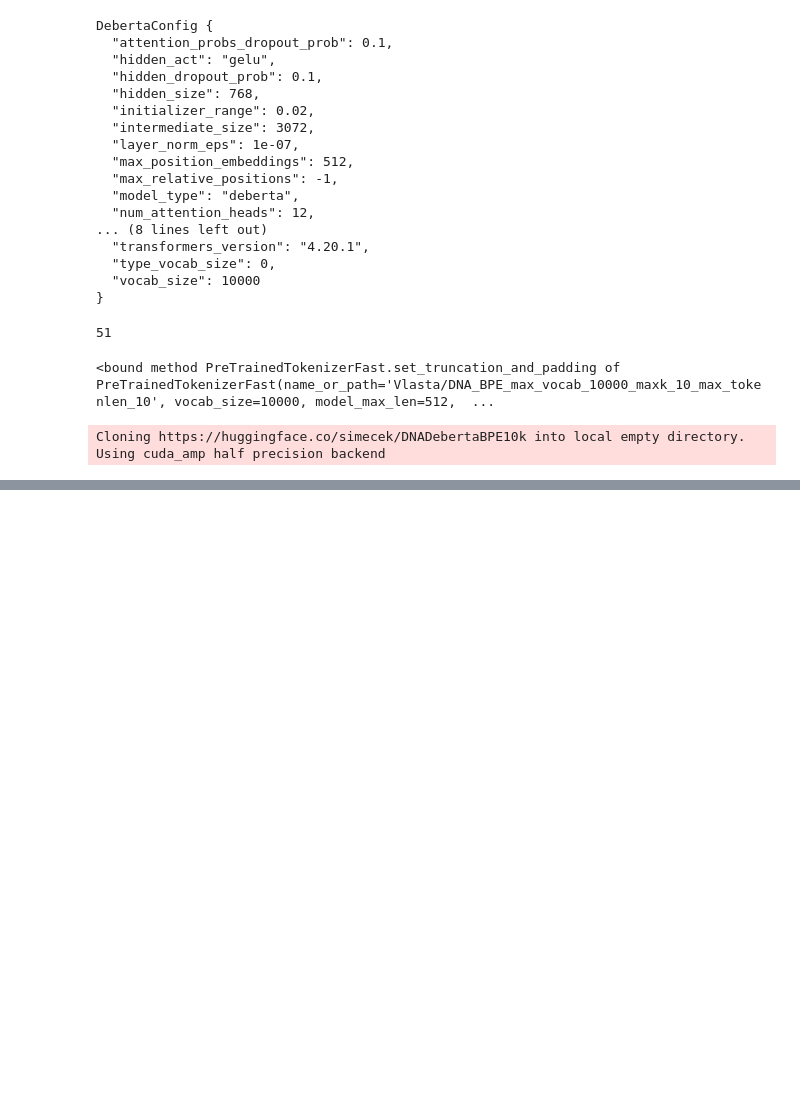
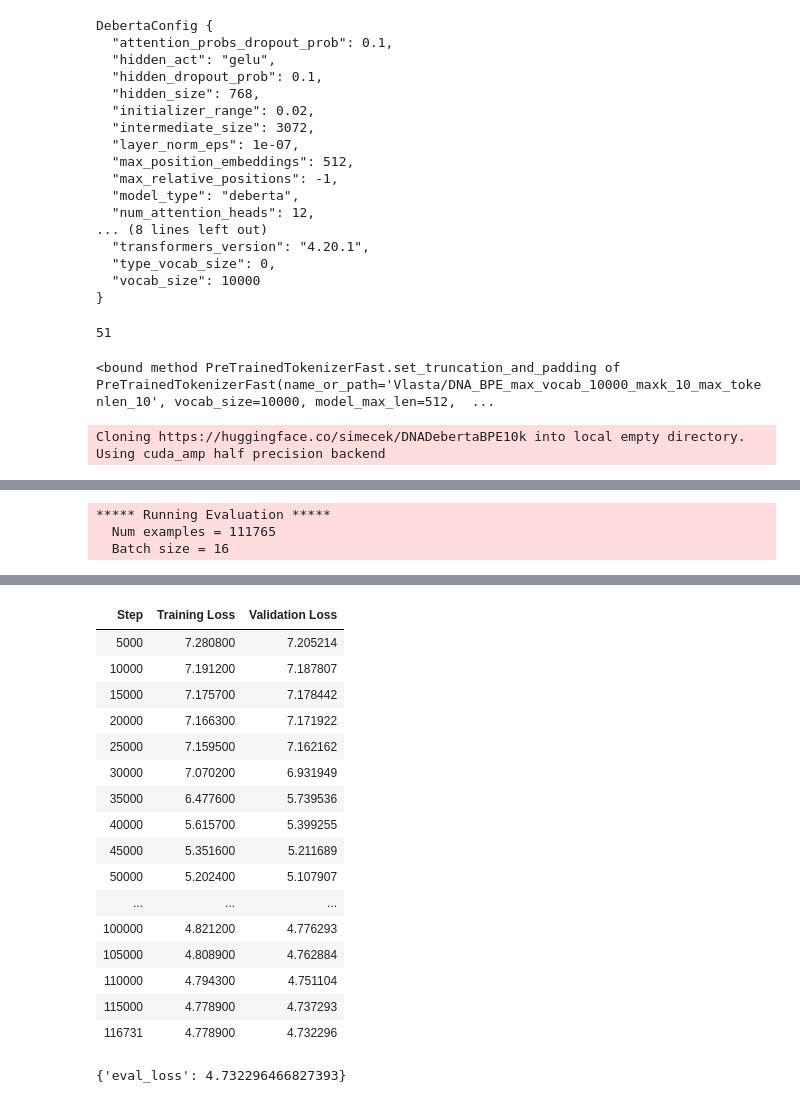
Before and after one commit to ML-Bioinfo-CEITEC/DNA-pretraining, a Jupyter notebook: models/training_20220714/Training_with_BPE__10k.ipynb, the cells around one changed output, grey strips where cells are left out. Drawn from its saved outputs; the diff is of its cells as text; code cells hidden in the pictures; blank space fills up the shorter version.

```diff
--- a/models/training_20220714/Training_with_BPE__10k.ipynb
+++ b/models/training_20220714/Training_with_BPE__10k.ipynb
@@ -161,0 +225,6 @@ tokenizer("ACTGGGCTA")
+# %%
+trainer.evaluate()
+# %% [output]
+***** Running Evaluation *****
+  Num examples = 111765
+  Batch size = 16
@@ -161,0 +232,18 @@ tokenizer("ACTGGGCTA")
+| Step | Training Loss | Validation Loss |
+| 5000 | 7.280800 | 7.205214 |
+| 10000 | 7.191200 | 7.187807 |
+| 15000 | 7.175700 | 7.178442 |
+| 20000 | 7.166300 | 7.171922 |
+| 25000 | 7.159500 | 7.162162 |
+| 30000 | 7.070200 | 6.931949 |
+| 35000 | 6.477600 | 5.739536 |
+| 40000 | 5.615700 | 5.399255 |
+| 45000 | 5.351600 | 5.211689 |
+| 50000 | 5.202400 | 5.107907 |
+| ... | ... | ... |
+| 100000 | 4.821200 | 4.776293 |
+| 105000 | 4.808900 | 4.762884 |
+| 110000 | 4.794300 | 4.751104 |
+| 115000 | 4.778900 | 4.737293 |
+| 116731 | 4.778900 | 4.732296 |
+{'eval_loss': 4.732296466827393}
```
Also changed, not shown: parts of 6 cells of this notebook.
